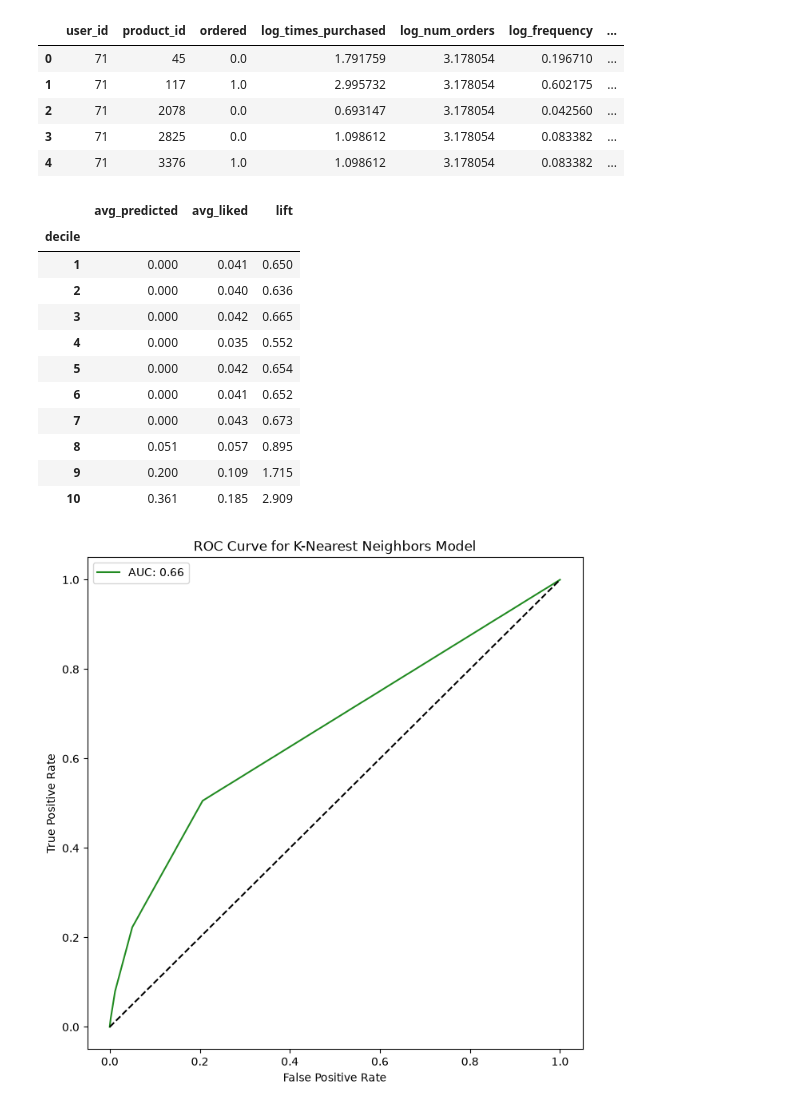
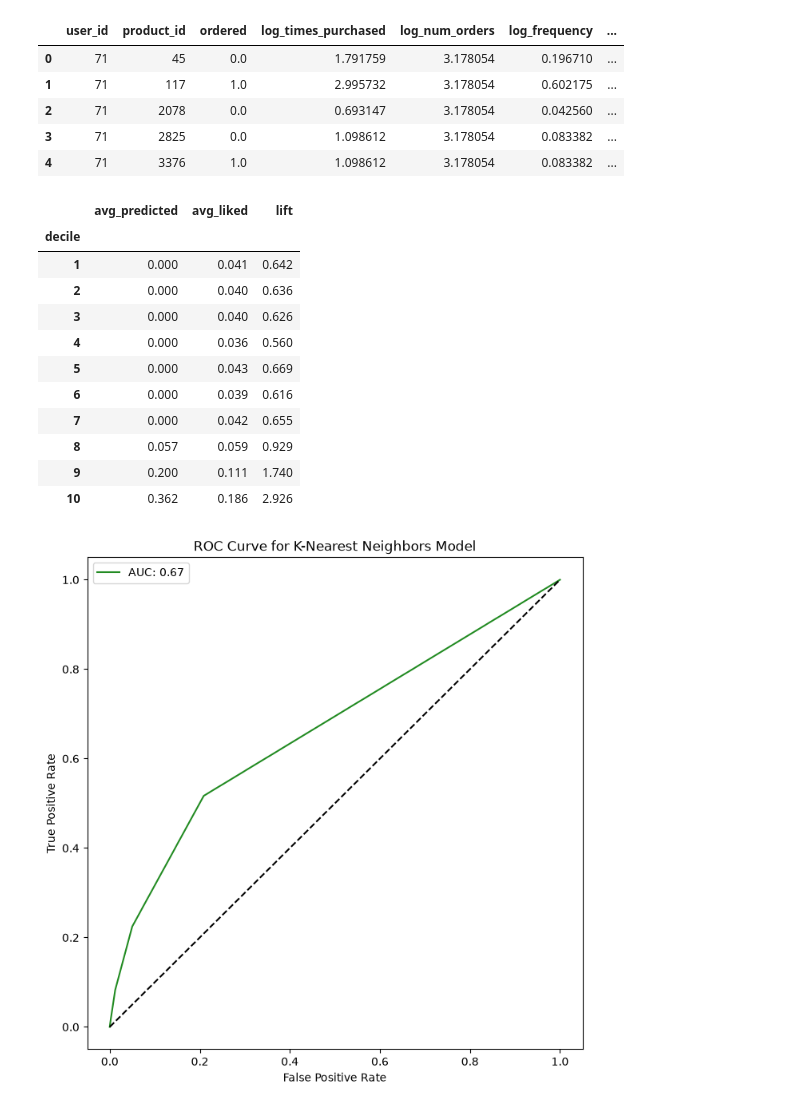
Before and after one commit to eghatzis0527/DX799---HW-Assignments, a Jupyter notebook: HW8.ipynb, the cells around one changed output. Saved outputs shown, nothing was run; the diff lists cells and outputs as text; code cells hidden in the pictures.

```diff
--- a/HW8.ipynb
+++ b/HW8.ipynb
@@ -17,6 +18,8 @@ model = KNeighborsClassifier()
 params = {'n_neighbors' : range(1, 21, 2), 'weights' : ['uniform', 'distance'], 'p' : [1, 2]}
 
 random_search = RandomizedSearchCV(model, params, cv = 5, n_iter = 30)
+
+scaler = StandardScaler()
 # %% [markdown]
 ### Dataset 1: Instacart Dataset
 # %%
@@ -42,38 +45,41 @@ X = data1_transformed.drop(columns = ['ordered', 'user_id', 'product_id'])
 y = data1_transformed['ordered']
 
 X_train, X_test, y_train, y_test = train_test_split(X, y, test_size = 0.25, random_state = 42)
+
+X_train_scaled = scaler.fit_transform(X_train)
+X_test_scaled = scaler.fit_transform(X_test)
 # %%
-model.fit(X_train, y_train)
+model.fit(X_train_scaled, y_train)
 
-y_preds = model.predict_proba(X_test)[:, 1]
+y_preds = model.predict_proba(X_test_scaled)[:, 1]
 
 values = pd.DataFrame({'Predicted' : y_preds, 'Actual' : y_test})
 values['decile'] = pd.qcut(values['Predicted'].rank(method = 'first'), q = 10, labels = False) + 1
 
 lift_table = values.groupby('decile').agg(avg_predicted = ('Predicted', 'mean'), avg_liked = ('Actual', 'mean'))
 
 overall_liked = y_test.mean()
 
 lift_table['lift'] = lift_table['avg_liked']/overall_liked
 
 lift_table['avg_predicted'] = lift_table['avg_predicted'].map(lambda x: f'{x:.3f}')
 lift_table['avg_liked'] = lift_table['avg_liked'].map(lambda x: f'{x:.3f}')
 lift_table['lift'] = lift_table['lift'].map(lambda x: f'{x:.3f}')
 
 lift_table
 # %% [output]
 |  | avg_predicted | avg_liked | lift |
 | decile |  |  |  |
-| 1 | 0.000 | 0.041 | 0.650 |
+| 1 | 0.000 | 0.041 | 0.642 |
 | 2 | 0.000 | 0.040 | 0.636 |
-| 3 | 0.000 | 0.042 | 0.665 |
-| 4 | 0.000 | 0.035 | 0.552 |
-| 5 | 0.000 | 0.042 | 0.654 |
-| 6 | 0.000 | 0.041 | 0.652 |
-| 7 | 0.000 | 0.043 | 0.673 |
-| 8 | 0.051 | 0.057 | 0.895 |
-| 9 | 0.200 | 0.109 | 1.715 |
-| 10 | 0.361 | 0.185 | 2.909 |
+| 3 | 0.000 | 0.040 | 0.626 |
+| 4 | 0.000 | 0.036 | 0.560 |
+| 5 | 0.000 | 0.043 | 0.669 |
+| 6 | 0.000 | 0.039 | 0.616 |
+| 7 | 0.000 | 0.042 | 0.655 |
+| 8 | 0.057 | 0.059 | 0.929 |
+| 9 | 0.200 | 0.111 | 1.740 |
+| 10 | 0.362 | 0.186 | 2.926 |
 # %%
 fpr, tpr, thresholds = roc_curve(y_test, y_preds)
 roc_auc = auc(fpr, tpr)
```
Also changed, not shown: parts of 12 cells of this notebook, 2 other files.
